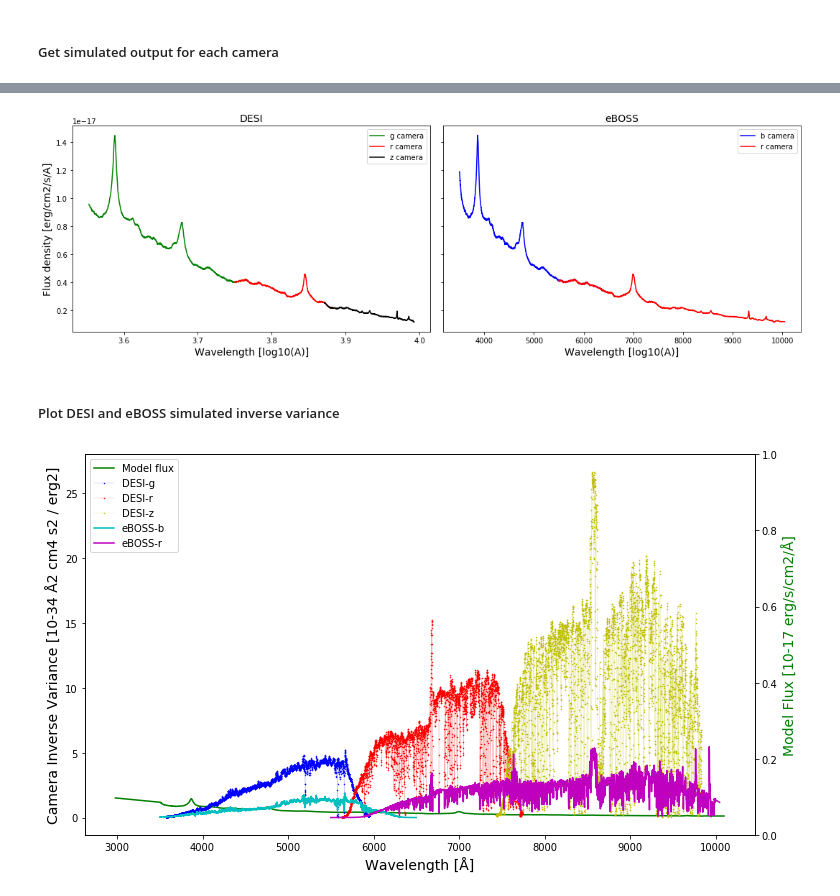
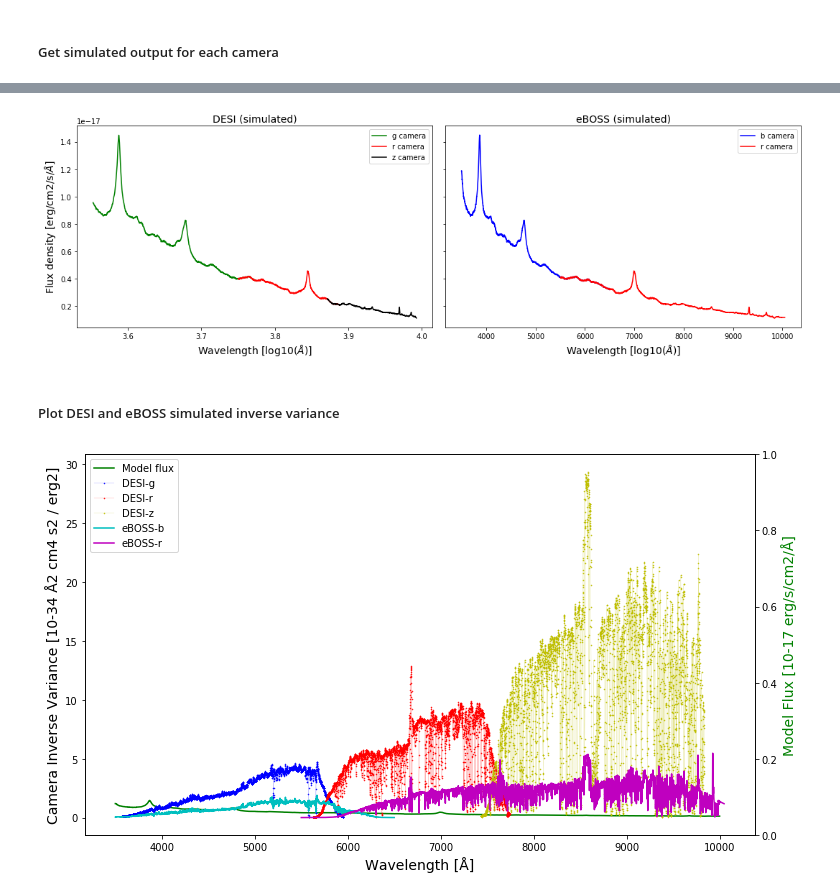
Before and after one commit to desihub/specsim, a Jupyter notebook: docs/nb/SimulatingeBOSS.ipynb, the cells around one changed output, grey strips where cells are left out. Saved outputs shown, nothing was run; the diff lists cells and outputs as text; code cells hidden in the pictures.

```diff
--- a/docs/nb/SimulatingeBOSS.ipynb
+++ b/docs/nb/SimulatingeBOSS.ipynb
@@ -45,0 +42,11 @@ plt.plot(desi_z['wavelength'], desi_z['observed_flux'], '.');
+# %%
+# Load the model spectra
+# DESI
+qso_desi_path = os.path.join(os.getenv('DESIMODEL'), 'data/spectra/spec-qso-z1.5-rmag22.24.dat')
+qso_desi_model = Table.read(qso_desi_path, format='ascii')
+wlen_desi, flux_desi = qso_desi_model['WAVELENGTH'], qso_desi_model['FLUX']
+
+# eBOSS
+qso_eboss_path = os.path.join(os.getenv('SDSS'), 'spec-qso.dat')
+qso_eboss_model = Table.read(qso_eboss_path, format='ascii')
+wlen_eboss, flux_eboss = qso_eboss_model['WAVELENGTH'], qso_eboss_model['FLUX']
@@ -61,17 +81,17 @@ axs[0].plot(np.log10(desi_z['wavelength']), desi_z['observed_flux'], c='k', labe
 axs[1].plot(eboss_b['wavelength'][1:-1], eboss_b['observed_flux'][1:-1], c='b', label='b camera')
 axs[1].plot(eboss_r['wavelength'][1:-1], eboss_r['observed_flux'][1:-1], c='r', label='r camera')
 
-axs[0].set_title('DESI', fontsize=fs)
-axs[1].set_title('eBOSS', fontsize=fs)
-axs[0].set_xlabel('Wavelength [log10(A)]', fontsize=fs)
-axs[1].set_xlabel('Wavelength [log10(A)]', fontsize=fs)
-axs[0].set_ylabel('Flux density [erg/cm2/s/A]', fontsize=fs)
+axs[0].set_title('DESI (simulated)', fontsize=fs)
+axs[1].set_title('eBOSS (simulated)', fontsize=fs)
+axs[0].set_xlabel('Wavelength [log10($\AA$)]', fontsize=fs)
+axs[1].set_xlabel('Wavelength [log10($\AA$)]', fontsize=fs)
+axs[0].set_ylabel('Flux density [erg/cm2/s/$\AA$]', fontsize=fs)
 axs[0].legend()
 axs[1].legend()
 
 plt.tight_layout()
 plt.show()
 # %% [output]
-[figure, old version]
+[figure, new version]
 # %% [markdown]
 ##### Plot DESI and eBOSS simulated inverse variance
@@ -82,23 +98,23 @@ wlen, flux = qso_model['WAVELENGTH'], qso_model['FLUX']
 # %%
 fs = 14
 
 fig, ax1 = plt.subplots(figsize=(12,7))
 
 ax2 = ax1.twinx()
-ax1.plot(wlen, flux, 'g', label='Model flux') # 1e-17 erg/s/cm2/A
+ax1.plot(qso_desi_model['WAVELENGTH'], qso_desi_model['FLUX'], 'g', label='Model flux') # 1e-17 erg/s/cm2/A
 ax1.plot(desi_g['wavelength'], desi_g['flux_inverse_variance'] * 1e-34, 'b.-', ms=1, lw=0.1,
          label='DESI-g') # 1e34 A2 cm4 s2 / erg2
 ax1.plot(desi_r['wavelength'], desi_r['flux_inverse_variance'] * 1e-34, 'r.-',  ms=1, lw=0.1,
          label='DESI-r') # 1e34 A2 cm4 s2 / erg2
 ax1.plot(desi_z['wavelength'], desi_z['flux_inverse_variance'] * 1e-34, 'y.-',  ms=1, lw=0.1,
          label='DESI-z') # 1e34 A2 cm4 s2 / erg2
 ax1.plot(eboss_b['wavelength'], eboss_b['flux_inverse_variance'] * 1e-34, 'c', label='eBOSS-b')
 ax1.plot(eboss_r['wavelength'], eboss_r['flux_inverse_variance'] * 1e-34, 'm', label='eBOSS-r')
 
 ax1.legend(loc=2)
 ax1.set_xlabel('Wavelength [Å]', fontsize=fs)
 ax1.set_ylabel('Camera Inverse Variance [10-34 Å2 cm4 s2 / erg2]', fontsize=fs)
 ax2.set_ylabel('Model Flux [10-17 erg/s/cm2/Å]', color='g', fontsize=fs)
 plt.show()
 # %% [output]
-[figure, old version]
+[figure, new version]
```
Also changed, not shown: parts of 8 cells of this notebook.
